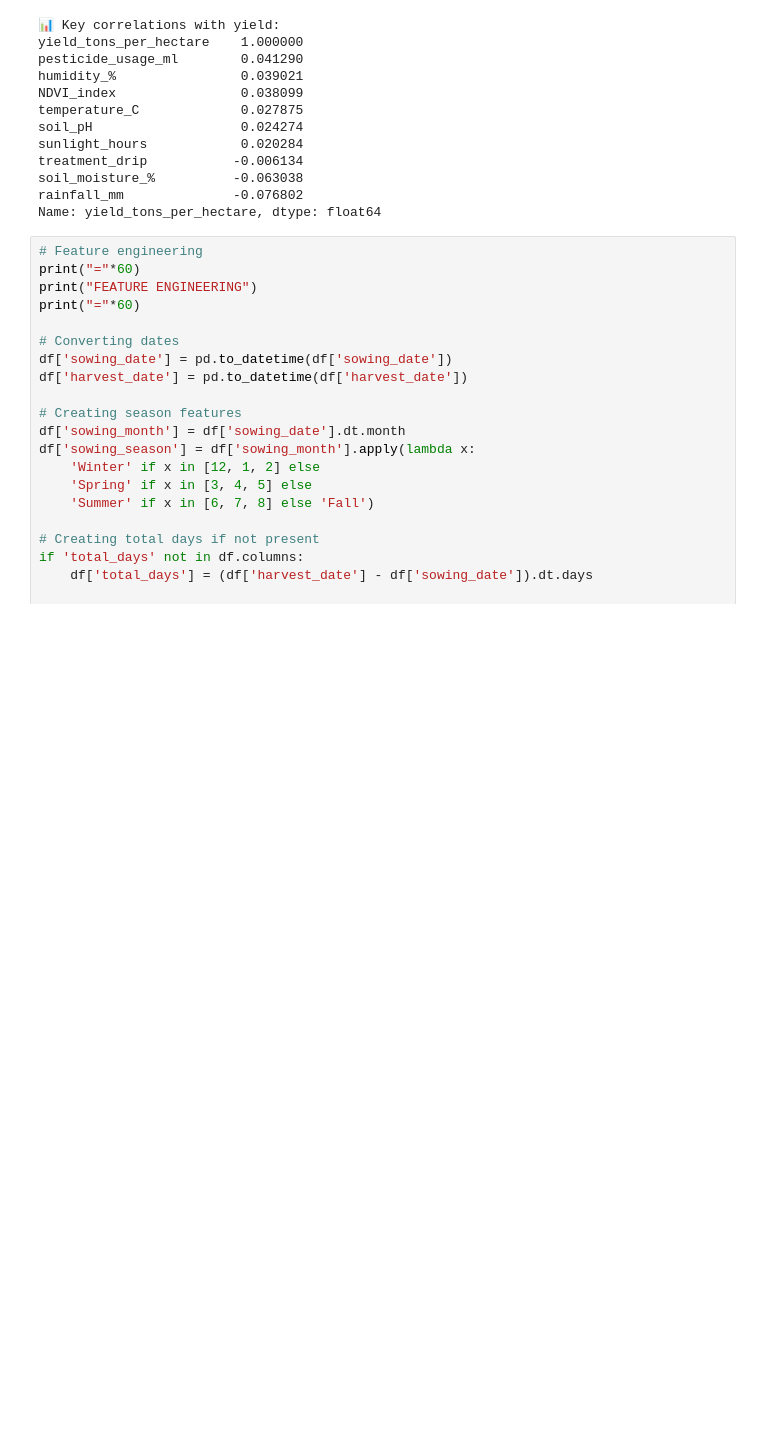
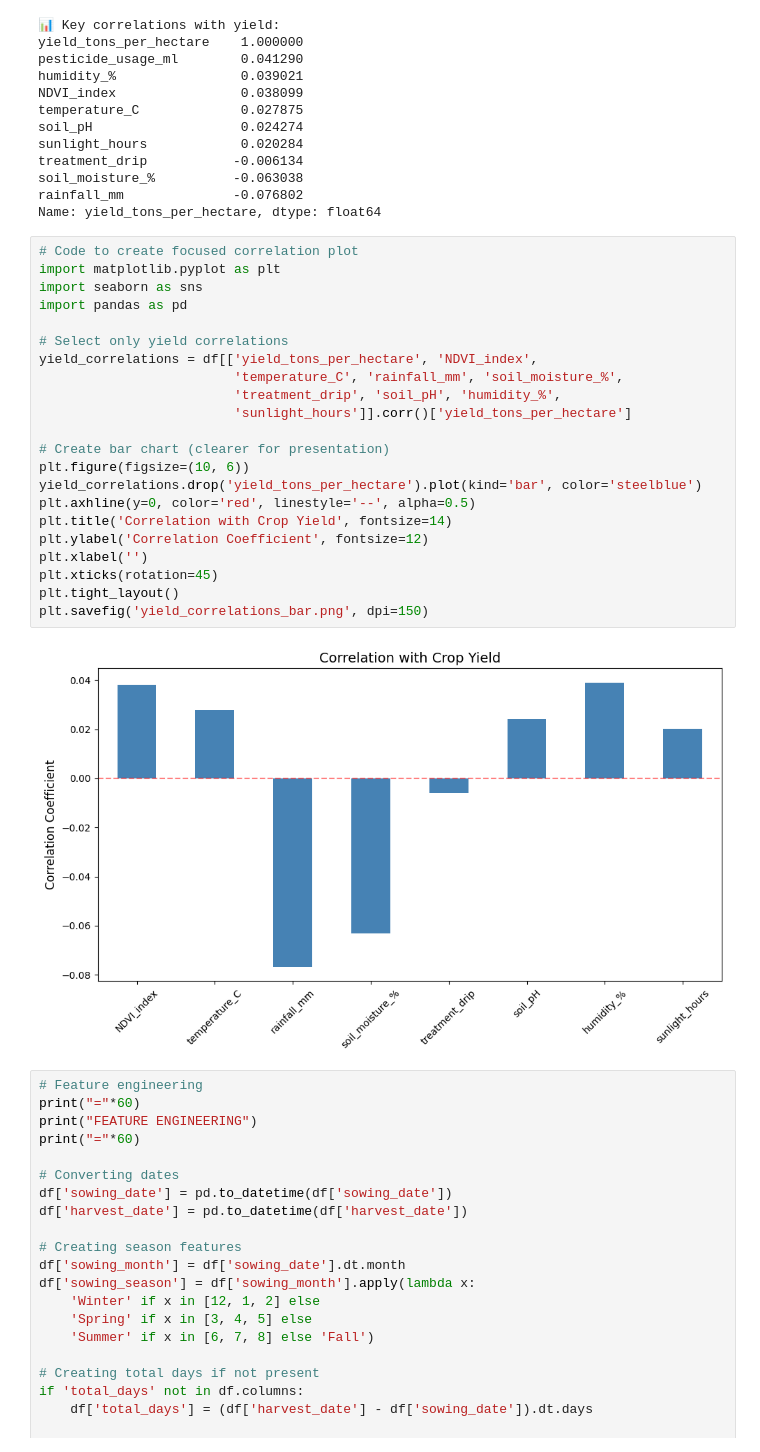
Before and after one commit to Waseem-abbas512/CausalML-CropYield-Sustainability, a Jupyter notebook: Causal_ML_Project.ipynb, the cells around one changed output. Drawn from its saved outputs; the diff is of its cells as text; blank space fills up the shorter version.

```diff
--- a/Causal_ML_Project.ipynb
+++ b/Causal_ML_Project.ipynb
@@ -238,6 +238,30 @@ treatment_drip           -0.006134
 soil_moisture_%          -0.063038
 rainfall_mm              -0.076802
 Name: yield_tons_per_hectare, dtype: float64
+# %%
+# Code to create focused correlation plot
+import matplotlib.pyplot as plt
+import seaborn as sns
+import pandas as pd
+
+# Select only yield correlations
+yield_correlations = df[['yield_tons_per_hectare', 'NDVI_index',
+                         'temperature_C', 'rainfall_mm', 'soil_moisture_%',
+                         'treatment_drip', 'soil_pH', 'humidity_%',
+                         'sunlight_hours']].corr()['yield_tons_per_hectare']
+
+# Create bar chart (clearer for presentation)
+plt.figure(figsize=(10, 6))
+yield_correlations.drop('yield_tons_per_hectare').plot(kind='bar', color='steelblue')
+plt.axhline(y=0, color='red', linestyle='--', alpha=0.5)
+plt.title('Correlation with Crop Yield', fontsize=14)
+plt.ylabel('Correlation Coefficient', fontsize=12)
+plt.xlabel('')
+plt.xticks(rotation=45)
+plt.tight_layout()
+plt.savefig('yield_correlations_bar.png', dpi=150)
+# %% [output]
+[figure, added]
 # %%
 # Feature engineering
 print("="*60)
```
